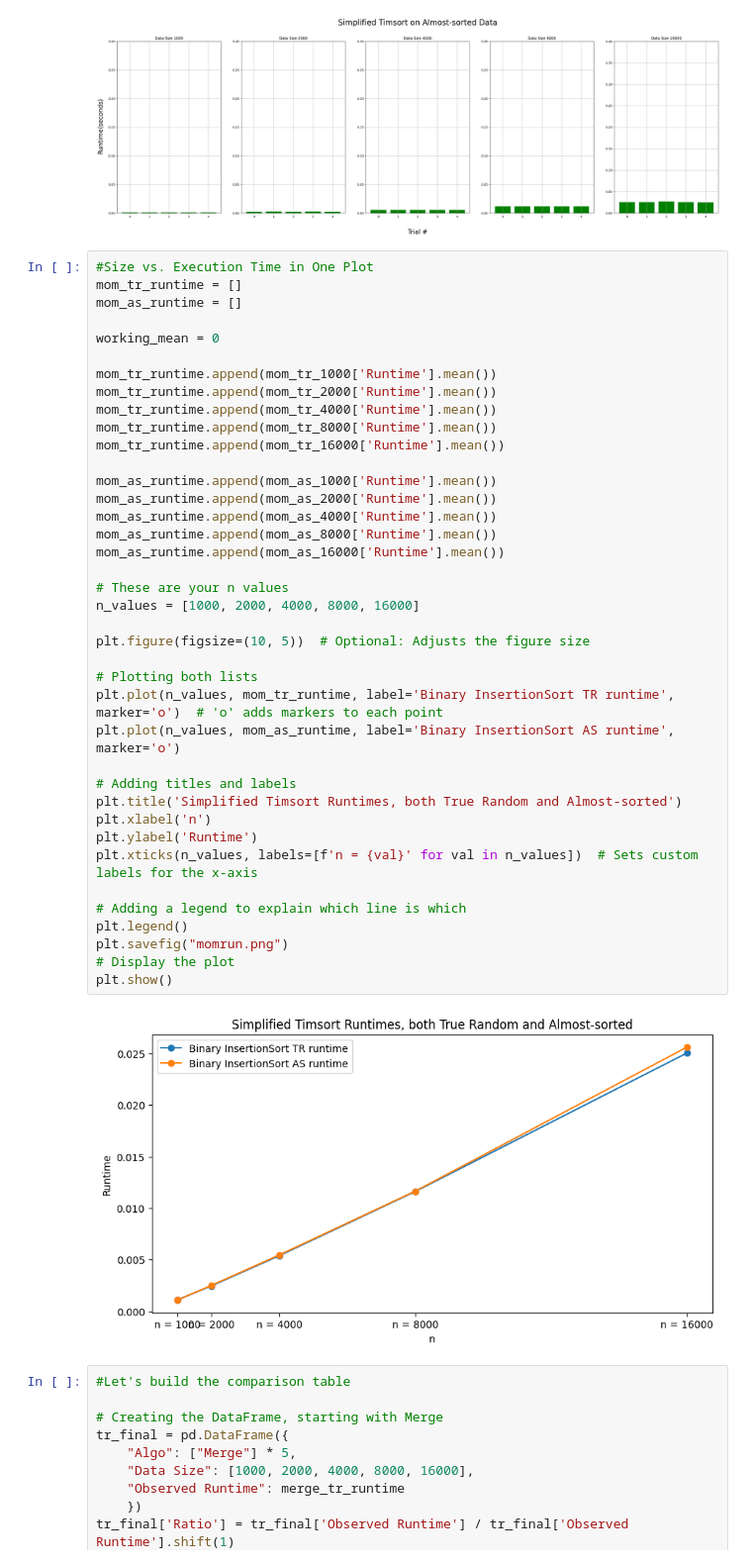
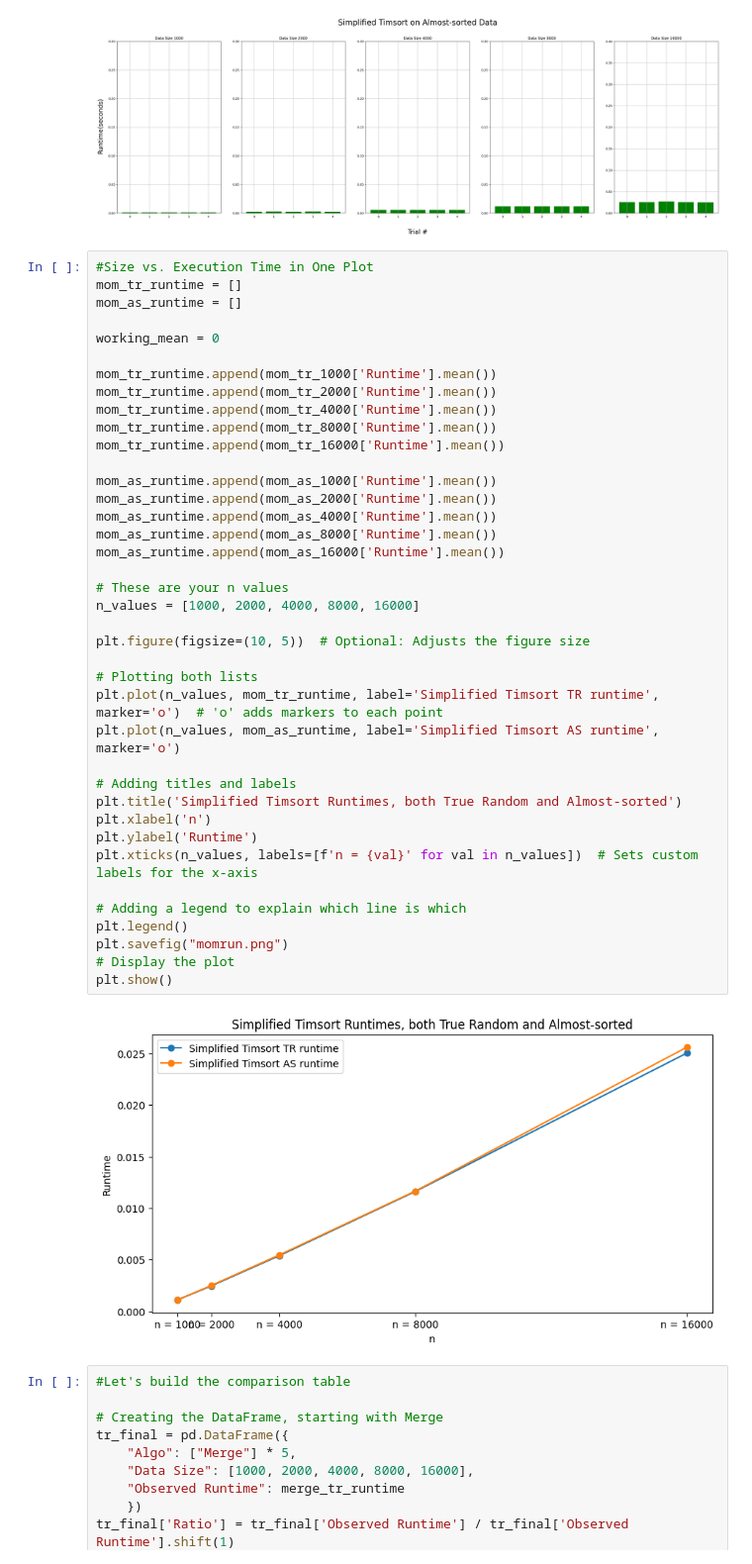
Before and after one commit to pjamespz/SCHOOL-intro-sorts, a Jupyter notebook: figures.ipynb, the cells around one changed output. Shown at 99% size. Cells and saved outputs as stored; diff of their text form.

```diff
--- a/figures.ipynb
+++ b/figures.ipynb
@@ -1390,36 +1390,36 @@ mom_tr_runtime.append(mom_tr_1000['Runtime'].mean())
 mom_tr_runtime.append(mom_tr_2000['Runtime'].mean())
 mom_tr_runtime.append(mom_tr_4000['Runtime'].mean())
 mom_tr_runtime.append(mom_tr_8000['Runtime'].mean())
 mom_tr_runtime.append(mom_tr_16000['Runtime'].mean())
 
 mom_as_runtime.append(mom_as_1000['Runtime'].mean())
 mom_as_runtime.append(mom_as_2000['Runtime'].mean())
 mom_as_runtime.append(mom_as_4000['Runtime'].mean())
 mom_as_runtime.append(mom_as_8000['Runtime'].mean())
 mom_as_runtime.append(mom_as_16000['Runtime'].mean())
 
 # These are your n values
 n_values = [1000, 2000, 4000, 8000, 16000]
 
 plt.figure(figsize=(10, 5))  # Optional: Adjusts the figure size
 
 # Plotting both lists
-plt.plot(n_values, mom_tr_runtime, label='Binary InsertionSort TR runtime', marker='o')  # 'o' adds markers to each point
-plt.plot(n_values, mom_as_runtime, label='Binary InsertionSort AS runtime', marker='o')
+plt.plot(n_values, mom_tr_runtime, label='Simplified Timsort TR runtime', marker='o')  # 'o' adds markers to each point
+plt.plot(n_values, mom_as_runtime, label='Simplified Timsort AS runtime', marker='o')
 
 # Adding titles and labels
 plt.title('Simplified Timsort Runtimes, both True Random and Almost-sorted')
 plt.xlabel('n')
 plt.ylabel('Runtime')
 plt.xticks(n_values, labels=[f'n = {val}' for val in n_values])  # Sets custom labels for the x-axis
 
 # Adding a legend to explain which line is which
 plt.legend()
 plt.savefig("momrun.png")
 # Display the plot
 plt.show()
 # %% [output]
-[figure, old version]
+[figure, new version]
 # %%
 #Let's build the comparison table
 
```
Also changed, not shown: 5 other files.
